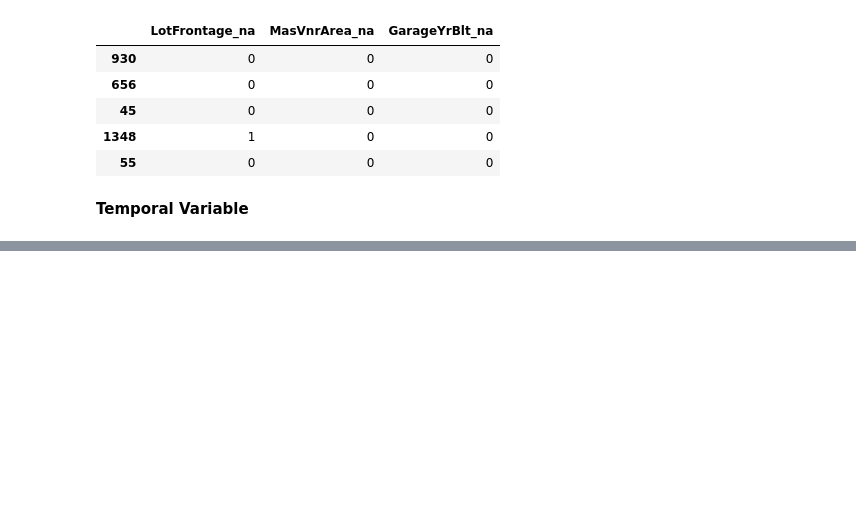
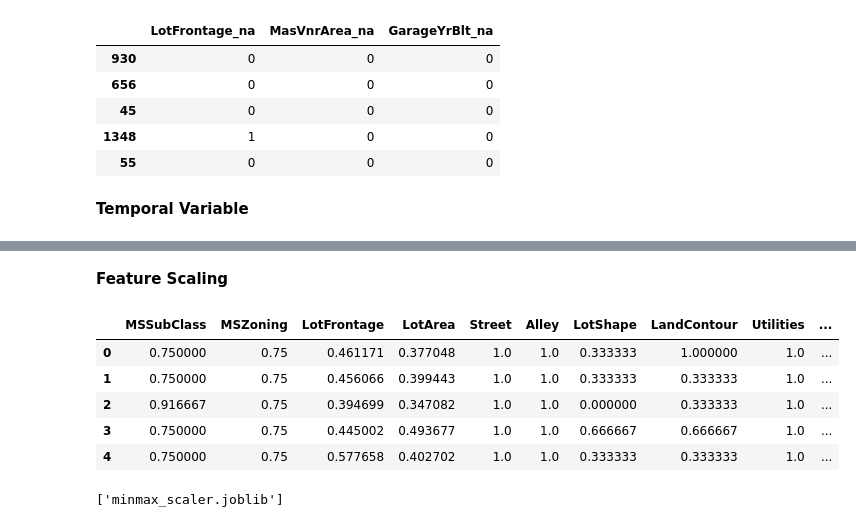
Before and after one commit to Tobiodedere1211/House-Price-Advance-regression-technique-, a Jupyter notebook: house-price(feature-engineering).ipynb, the cells around one changed output, grey strips where cells are left out. Saved outputs shown, nothing was run; the diff lists cells and outputs as text; code cells hidden in the pictures; blank space fills up the shorter version.

```diff
--- a/house-price(feature-engineering).ipynb
+++ b/house-price(feature-engineering).ipynb
@@ -285,0 +394,7 @@ X_train[['LotFrontage_na', 'MasVnrArea_na', 'GarageYrBlt_na']].head()
+# %%
+fence_mappings = {'Missing': 0, 'NA': 0, 'MnWw': 1, 'GdWo': 2, 'MnPrv': 3, 'GdPrv': 4}
+
+var = 'Fence'
+
+X_train[var] = X_train[var].map(fence_mappings)
+X_test[var] = X_test[var].map(fence_mappings)
@@ -285,0 +569,31 @@ X_train[['LotFrontage_na', 'MasVnrArea_na', 'GarageYrBlt_na']].head()
+# %% [markdown]
+**Feature Scaling**
+# %%
+# Instantiate a Scaler
+scaler = MinMaxScaler()
+
+# fit the scaler to the train set
+scaler.fit(X_train)
+
+# transform the train and test set
+# skaler returns numpy arrays, so we wrap the
+# array with a pandas dataframe
+
+X_train = pd.DataFrame(
+    scaler.transform(X_train),
+    columns=X_train.columns
+)
+
+X_test = pd.DataFrame(
+    scaler.transform(X_test),
+    columns=X_train.columns
+)
+# %%
+X_train.head()
+# %% [output]
+|  | MSSubClass | MSZoning | LotFrontage | LotArea | Street | Alley | LotShape | LandContour | Utilities | ... |
+| 0 | 0.750000 | 0.75 | 0.461171 | 0.377048 | 1.0 | 1.0 | 0.333333 | 1.000000 | 1.0 | ... |
+| 1 | 0.750000 | 0.75 | 0.456066 | 0.399443 | 1.0 | 1.0 | 0.333333 | 0.333333 | 1.0 | ... |
+| 2 | 0.916667 | 0.75 | 0.394699 | 0.347082 | 1.0 | 1.0 | 0.000000 | 0.333333 | 1.0 | ... |
+| 3 | 0.750000 | 0.75 | 0.445002 | 0.493677 | 1.0 | 1.0 | 0.666667 | 0.666667 | 1.0 | ... |
+| 4 | 0.750000 | 0.75 | 0.577658 | 0.402702 | 1.0 | 1.0 | 0.333333 | 0.333333 | 1.0 | ... |
@@ -285,0 +608,5 @@ X_train[['LotFrontage_na', 'MasVnrArea_na', 'GarageYrBlt_na']].head()
+# %%
+# saving the scaler
+joblib.dump(scaler, "minmax_scaler.joblib")
+# %% [output]
+['minmax_scaler.joblib']
```
Also changed, not shown: parts of 34 cells of this notebook, 5 other files.
